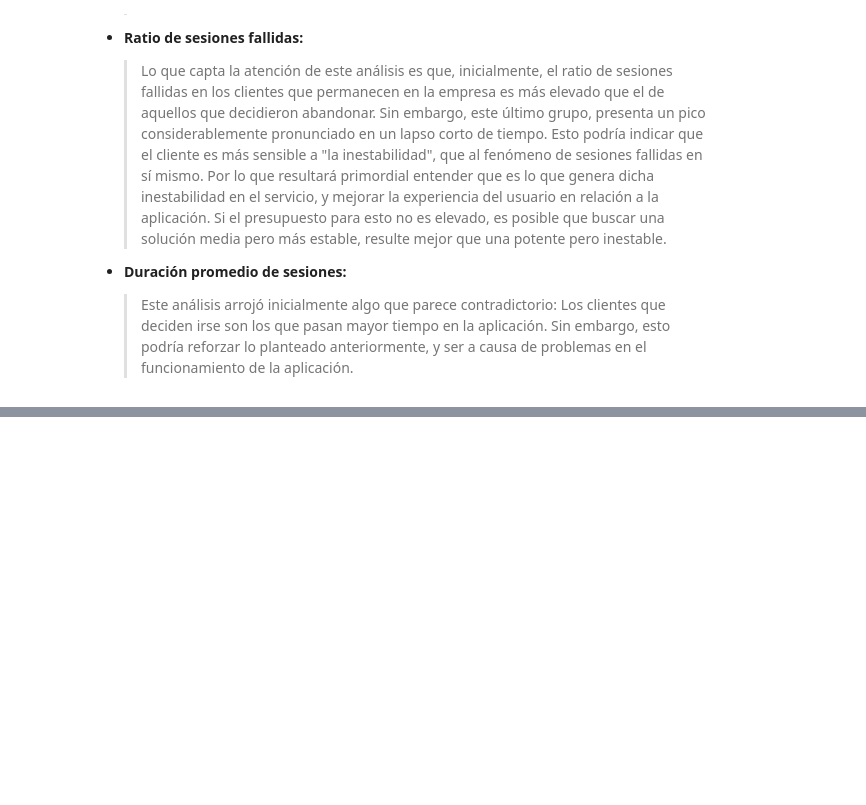
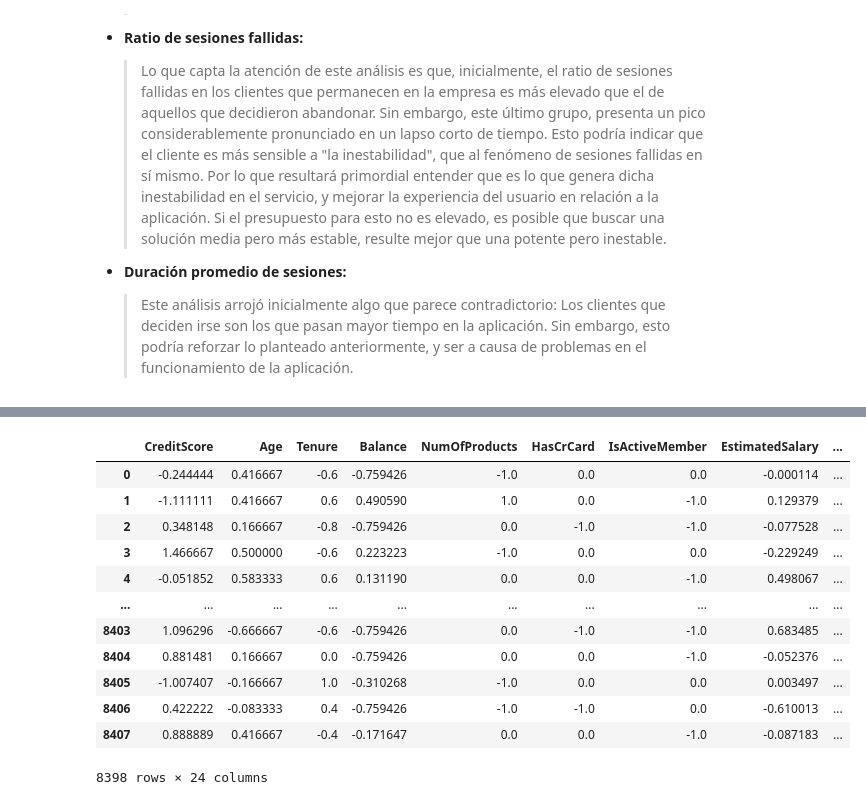
Before and after one commit to ignaciomajo/velarion_fintech, a Jupyter notebook: EDA_Velarion.ipynb, the cells around one changed output, grey strips where cells are left out. Saved outputs shown, nothing was run; the diff lists cells and outputs as text; code cells hidden in the pictures; blank space fills up the shorter version.

```diff
--- a/EDA_Velarion.ipynb
+++ b/EDA_Velarion.ipynb
@@ -1767,0 +2107,2 @@ A partir de las observaciones en el comportamiento de ambos grupos (*Churners* y
+# %%
+df_vif = consolidated_ds.copy()
@@ -1767,0 +2122,9 @@ A partir de las observaciones en el comportamiento de ambos grupos (*Churners* y
+# %%
+df_vif.drop(['CustomerId','Geography', 'Gender', 'total_tx','total_tx_past90d',
+             'total_tx_first90d', 'total_ss', 'Exited'],
+            axis=1, inplace=True)
+# %%
+vif_robust_scaler = RobustScaler()
+# %%
+columnas_df_vif = df_vif.columns
+len(columnas_df_vif)
@@ -1767,0 +2144,18 @@ A partir de las observaciones en el comportamiento de ambos grupos (*Churners* y
+# %%
+X_vif = vif_robust_scaler.fit_transform(df_vif)
+df_vif[columnas_df_vif] = X_vif
+df_vif
+# %% [output]
+|  | CreditScore | Age | Tenure | Balance | NumOfProducts | HasCrCard | IsActiveMember | EstimatedSalary | ... |
+| 0 | -0.244444 | 0.416667 | -0.6 | -0.759426 | -1.0 | 0.0 | 0.0 | -0.000114 | ... |
+| 1 | -1.111111 | 0.416667 | 0.6 | 0.490590 | 1.0 | 0.0 | -1.0 | 0.129379 | ... |
+| 2 | 0.348148 | 0.166667 | -0.8 | -0.759426 | 0.0 | -1.0 | -1.0 | -0.077528 | ... |
+| 3 | 1.466667 | 0.500000 | -0.6 | 0.223223 | -1.0 | 0.0 | 0.0 | -0.229249 | ... |
+| 4 | -0.051852 | 0.583333 | 0.6 | 0.131190 | 0.0 | 0.0 | -1.0 | 0.498067 | ... |
+| ... | ... | ... | ... | ... | ... | ... | ... | ... | ... |
+| 8403 | 1.096296 | -0.666667 | -0.6 | -0.759426 | 0.0 | -1.0 | -1.0 | 0.683485 | ... |
+| 8404 | 0.881481 | 0.166667 | 0.0 | -0.759426 | 0.0 | 0.0 | -1.0 | -0.052376 | ... |
+| 8405 | -1.007407 | -0.166667 | 1.0 | -0.310268 | -1.0 | 0.0 | 0.0 | 0.003497 | ... |
+| 8406 | 0.422222 | -0.083333 | 0.4 | -0.759426 | -1.0 | -1.0 | 0.0 | -0.610013 | ... |
+| 8407 | 0.888889 | 0.416667 | -0.4 | -0.171647 | 0.0 | 0.0 | -1.0 | -0.087183 | ... |
+8398 rows × 24 columns
```
Also changed, not shown: parts of 63 cells of this notebook.
